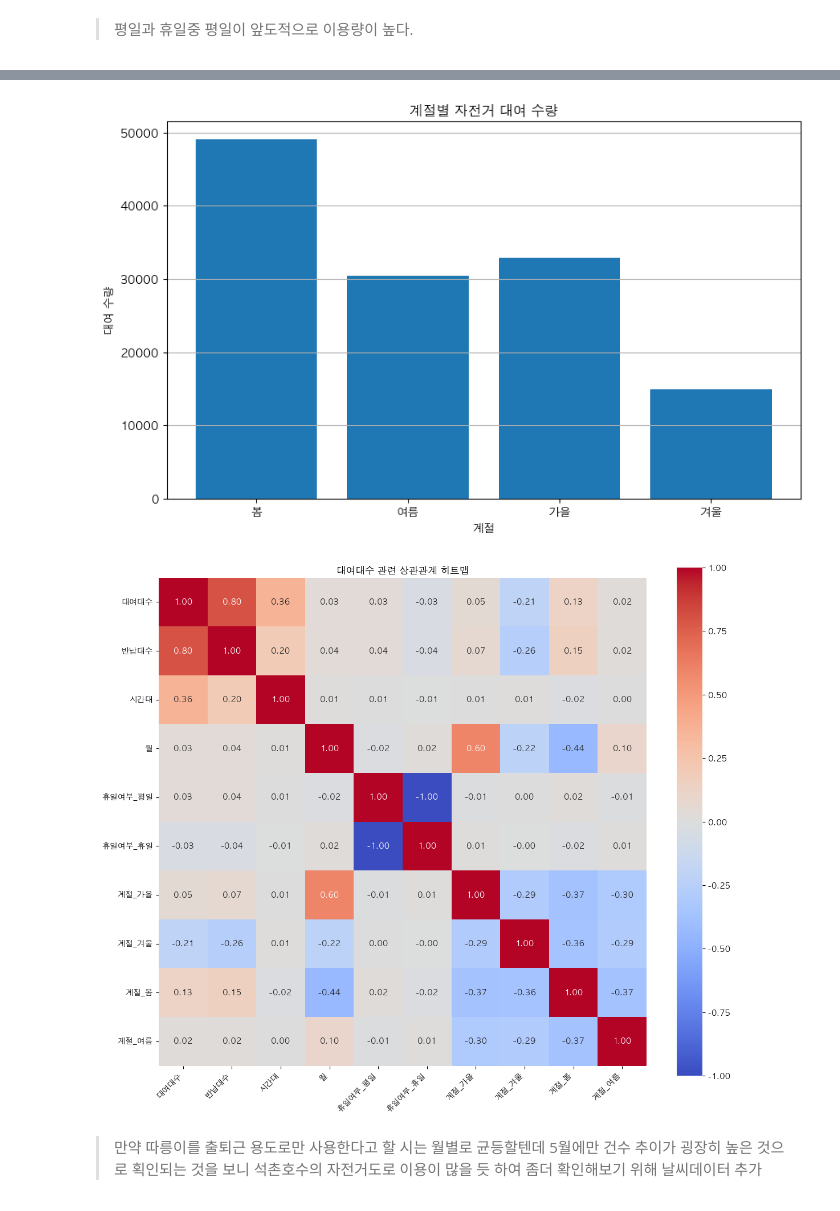
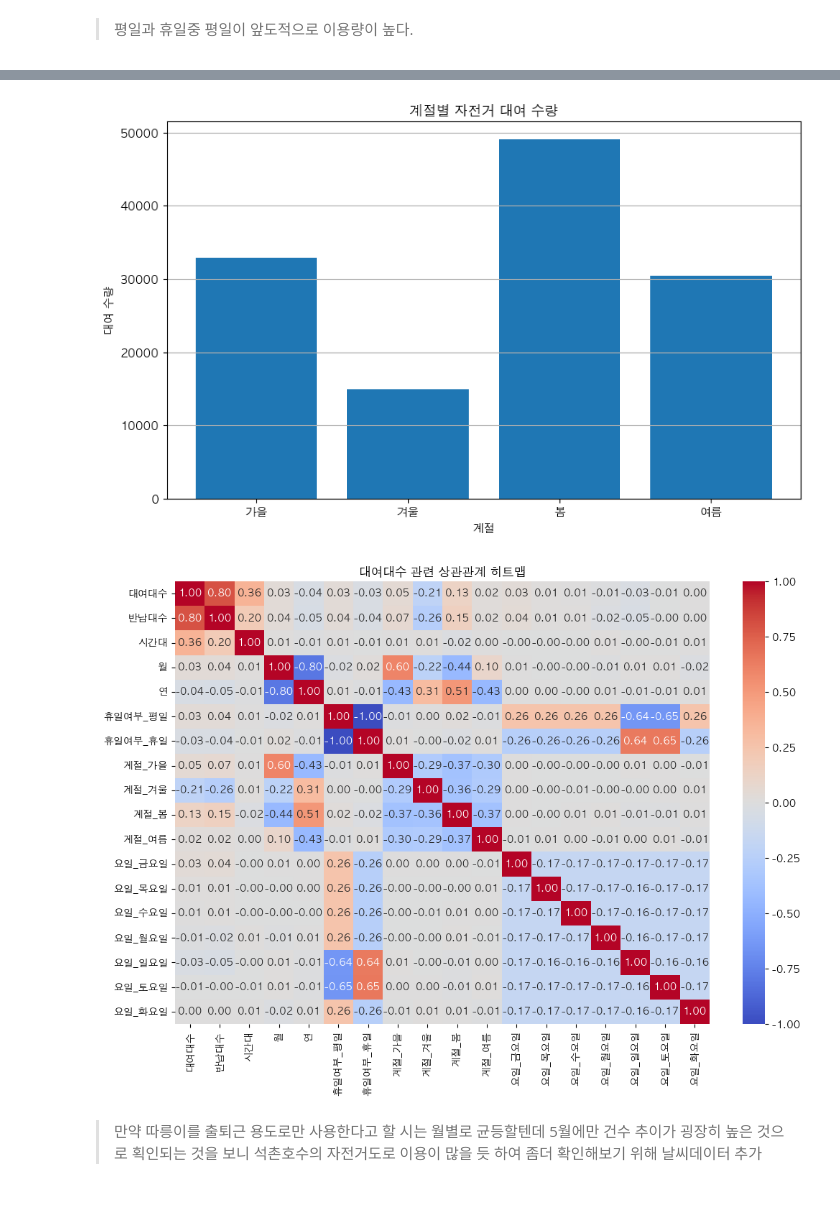
Before and after one commit to donghun-ha/Ddareungi, a Jupyter notebook: python/note/yh/lotte_12_1.ipynb, the cells around one changed output, grey strips where cells are left out. Cells and saved outputs as stored; diff of their text form; code cells hidden in the pictures.

```diff
--- a/python/note/yh/lotte_12_1.ipynb
+++ b/python/note/yh/lotte_12_1.ipynb
@@ -447,18 +424,20 @@ Name: 대여대수, dtype: float64
 import pandas as pd
 import matplotlib.pyplot as plt
 
-df['요일'] = pd.to_datetime(df['날짜']).dt.dayofweek
+# 요일 매핑
+day_mapping = {0: '월요일', 1: '화요일', 2: '수요일', 3: '목요일', 4: '금요일', 5: '토요일', 6: '일요일'}
+df['요일'] = df['날짜'].dt.dayofweek.map(day_mapping)
 
 # 요일별 대여 수량 집계
-weekday_rentals = df.groupby('요일')['대여대수'].sum()
+weekday_order = ['월요일', '화요일', '수요일', '목요일', '금요일', '토요일', '일요일']
+weekday_rentals = df.groupby('요일')['대여대수'].sum().reindex(weekday_order, fill_value=0)
 
-# 시각화
+# 요일별 대여 수량 시각화
 plt.figure(figsize=(10, 6))
 plt.bar(weekday_rentals.index, weekday_rentals.values)
 plt.title('요일별 자전거 대여 수량')
 plt.xlabel('요일')
 plt.ylabel('대여 수량')
-plt.xticks(range(7), ['월', '화', '수', '목', '금', '토', '일'])
 plt.grid(axis='y')
 plt.show()
 # %% [output]
@@ -471,50 +450,32 @@ plt.bar(season_rentals.index, season_rentals.values)
 plt.title('계절별 자전거 대여 수량')
 plt.xlabel('계절')
 plt.ylabel('대여 수량')
-plt.xticks(range(4), ['봄', '여름', '가을', '겨울'])  # x축 레이블 수정
 plt.grid(axis='y')
 plt.show()
 # %% [output]
-[figure, old version]
+[figure, new version]
 # %%
+import pandas as pd
 import seaborn as sns
 import matplotlib.pyplot as plt
-
-# 계절 매핑
-season_map = {0: '봄', 1: '여름', 2: '가을', 3: '겨울'}
-df['계절'] = df['계절'].map(season_map)
-
-# 이후 더미 변수 변환
-df_encoded = pd.get_dummies(df, columns=['휴일여부', '계절', '요일'])
-
 
 # 범주형 변수들을 더미 변수로 변환
 df_encoded = pd.get_dummies(df, columns=['휴일여부', '계절', '요일'])
 
-# 주요 변수들만 선택
-selected_columns = ['대여대수', '반납대수', '시간대', '월'] + \
-                  [col for col in df_encoded.columns if '휴일여부_' in col or '계절_' in col]
-
-correlation_data = df_encoded[selected_columns]
+# 대여대수와 관련된 특징들만 선택
+correlation_data = df_encoded[['대여대수', '반납대수', '시간대', '월', '연'] +
+                            [col for col in df_encoded.columns if '휴일여부_' in col or '계절_' in col or '요일_' in col]]
 
 # 상관관계 행렬 계산
 correlation_matrix = correlation_data.corr()
 
 # 히트맵 시각화
-plt.figure(figsize=(12, 10))
-sns.heatmap(correlation_matrix,
-            annot=True,
-            cmap='coolwarm',
-            fmt='.2f',
-            center=0,
-            square=True)
+plt.figure(figsize=(12, 8))
+sns.heatmap(correlation_matrix, annot=True, cmap='coolwarm', fmt='.2f')
 plt.title('대여대수 관련 상관관계 히트맵')
-plt.xticks(rotation=45, ha='right')
-plt.yticks(rotation=0)
-plt.tight_layout()
 plt.show()
 # %% [output]
-[figure, old version]
+[figure, new version]
 # %% [markdown]
 > 만약 따릉이를 출퇴근 용도로만 사용한다고 할 시는 월별로 균등할텐데 5월에만 건수 추이가 굉장히 높은 것으로 획인되는 것을 보니 석촌호수의 자전거도로 이용이 많을 듯 하여 좀더 확인해보기 위해 날씨데이터 추가
 # %%
```
Also changed, not shown: parts of 60 cells of this notebook, 32 other files.
